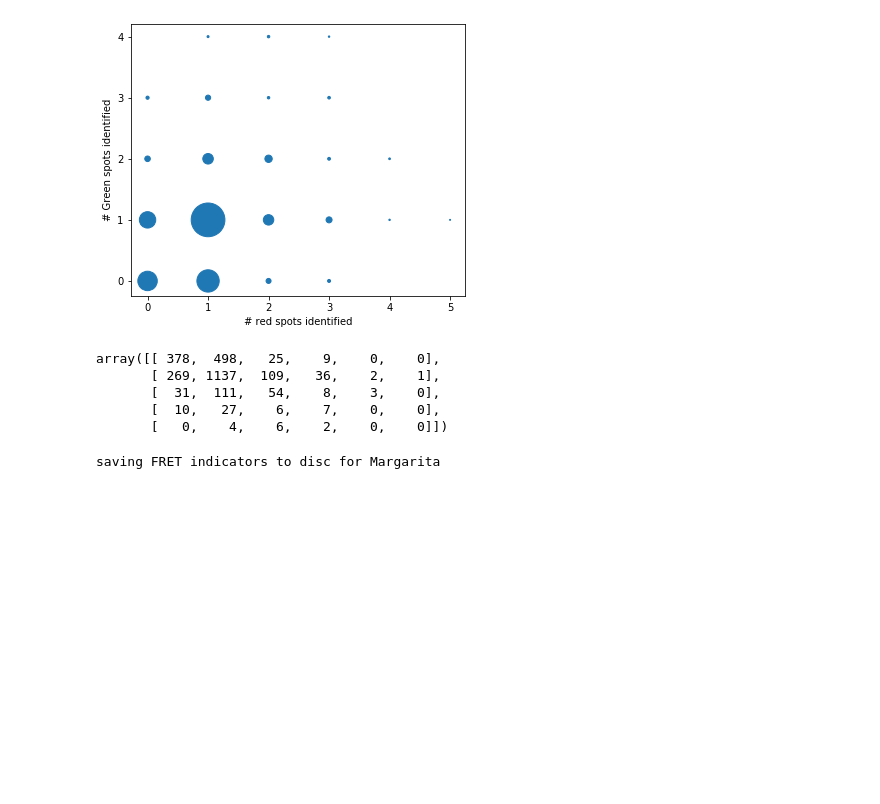
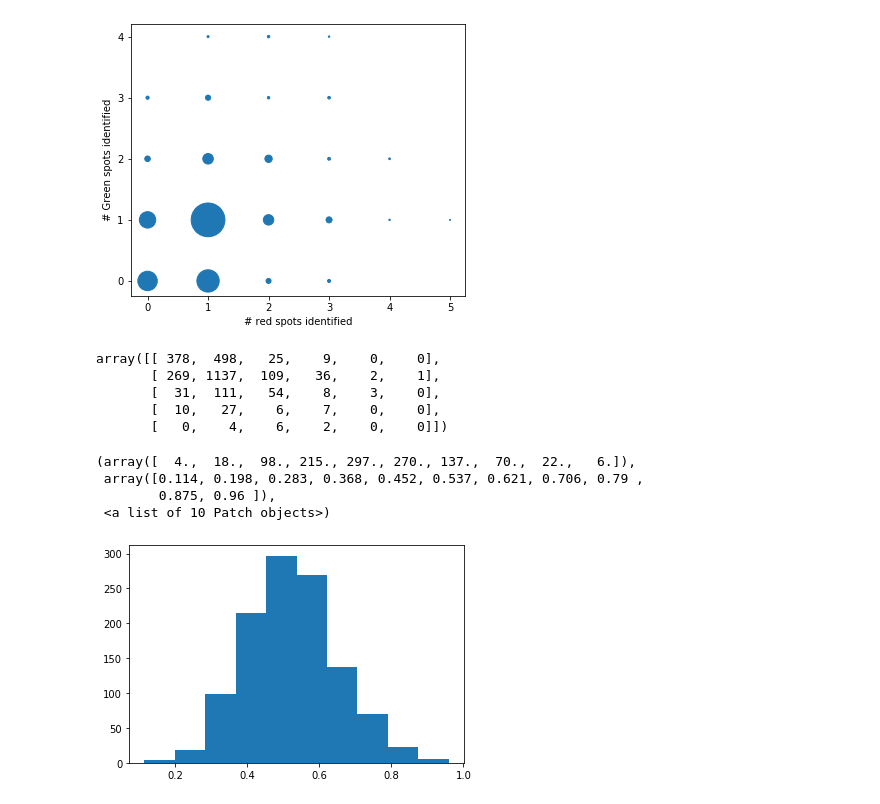
Before and after one commit to Fluorescence-Tools/Seidel, a Jupyter notebook: analysisNotebooks/2020Q2/200427_NF_DNARuler.ipynb, the cells around one changed output. Cells and saved outputs as stored; diff of their text form; code cells hidden in the pictures; blank space fills up the shorter version.

```diff
--- a/analysisNotebooks/2020Q2/200427_NF_DNARuler.ipynb
+++ b/analysisNotebooks/2020Q2/200427_NF_DNARuler.ipynb
@@ -49,20 +62,3 @@ array([[ 378,  498,   25,    9,    0,    0],
        [  31,  111,   54,    8,    3,    0],
        [  10,   27,    6,    7,    0,    0],
        [   0,    4,    6,    2,    0,    0]])
-# %%
-starttime = timeit.default_timer()
-resdir = r'U:\Measurements\Singlem\singlem20-2\April\27_dB_noFRET_JHB\analysis_NV'
-#infile = os.path.join(r'U:\Measurements\Singlem\singlem20-2\April\27_dB_noFRET_JHB\analysis_NV\NF27Apr.spots')
-#NF27Apr = df.loadpickle(infile)
-outname = os.path.join(resdir, 'NF27Apr_an.spots')
-#NF27Aprs = df.selectSpotOccurence(NF27Apr, [1], [1])
-#TACout = os.path.join(resdir, '1D1A.txt')
-#df.subensembleTAC(NF27Apr_an, ntacs = 1024, outfile = TACout)
-#NF27Apr_an = df.analyseLocLst(NF27Aprs, Ggate = 25, Rgate = 25, Ygate = 25,
-#                                        verbose = False, framestop = 20, outname = outname)
-NF27Apr_an = df.loadpickle(outname)
-outfile = os.path.join(resdir, 'NF27Apr.pg4')
-NF27Apr_stats = df.genStats(NF27Apr_an, outfile = outfile)
-stoptime = timeit.default_timer()
-# %% [output]
-saving FRET indicators to disc for Margarita
@@ -68,0 +75,8 @@ saving FRET indicators to disc for Margarita
+# %%
+plt.hist(dBNF27Apr_stats['stoichiometry'])
+# %% [output]
+(array([  4.,  18.,  98., 215., 297., 270., 137.,  70.,  22.,   6.]),
+ array([0.114, 0.198, 0.283, 0.368, 0.452, 0.537, 0.621, 0.706, 0.79 ,
+        0.875, 0.96 ]),
+ <a list of 10 Patch objects>)
+[figure, added]
```
Also changed, not shown: parts of 12 cells of this notebook, 57 other files.
